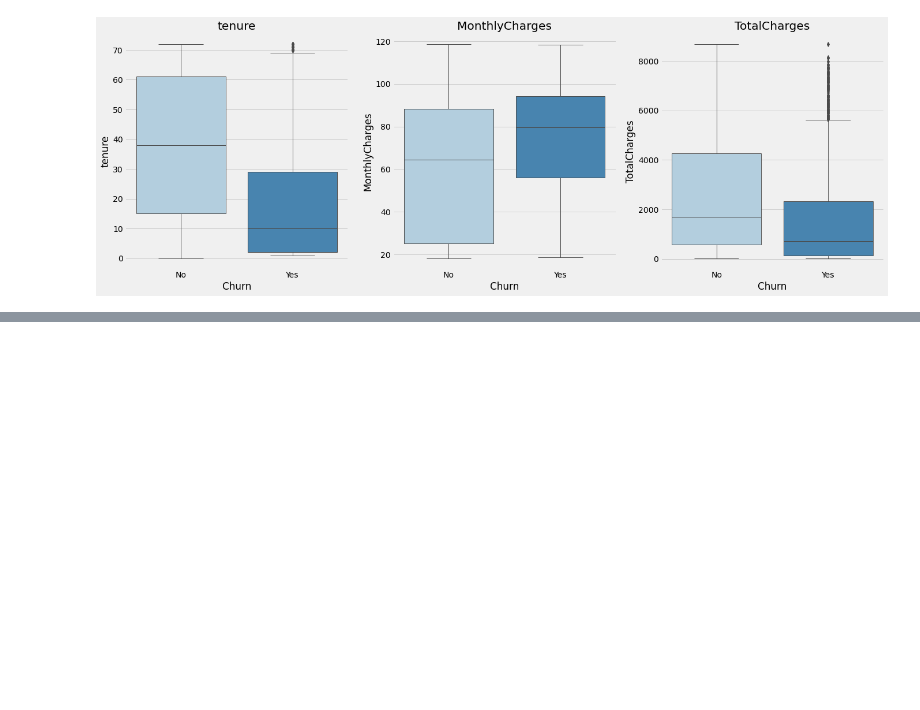
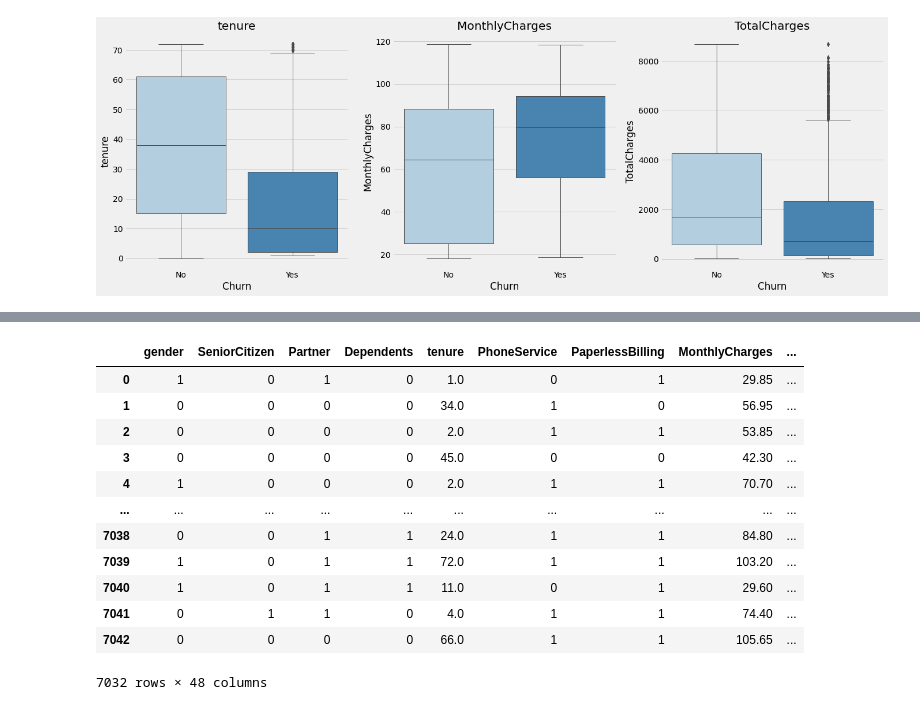
Before and after one commit to PSwiecicki/wsiz-zal-interfejsy-bigdata, a Jupyter notebook: analiza duzych zbiorow danych.ipynb, the cells around one changed output, grey strips where cells are left out. Saved outputs shown, nothing was run; the diff lists cells and outputs as text; code cells hidden in the pictures; blank space fills up the shorter version.

```diff
--- a/analiza duzych zbiorow danych.ipynb
+++ b/analiza duzych zbiorow danych.ipynb
@@ -162,0 +223,20 @@ boxplot('Churn', ['tenure', 'MonthlyCharges', 'TotalCharges'], df)
+# %%
+# One-Hot Encoding
+
+features_ohe = ['MultipleLines', 'InternetService', 'OnlineSecurity', 'OnlineBackup', 'DeviceProtection', 'TechSupport',
+                'StreamingTV', 'StreamingMovies', 'Contract', 'PaymentMethod', 'NumberAdditionalServ']
+df = pd.get_dummies(df, columns = features_ohe)
+# %% [output]
+|  | gender | SeniorCitizen | Partner | Dependents | tenure | PhoneService | PaperlessBilling | MonthlyCharges | ... |
+| 0 | 1 | 0 | 1 | 0 | 1.0 | 0 | 1 | 29.85 | ... |
+| 1 | 0 | 0 | 0 | 0 | 34.0 | 1 | 0 | 56.95 | ... |
+| 2 | 0 | 0 | 0 | 0 | 2.0 | 1 | 1 | 53.85 | ... |
+| 3 | 0 | 0 | 0 | 0 | 45.0 | 0 | 0 | 42.30 | ... |
+| 4 | 1 | 0 | 0 | 0 | 2.0 | 1 | 1 | 70.70 | ... |
+| ... | ... | ... | ... | ... | ... | ... | ... | ... | ... |
+| 7038 | 0 | 0 | 1 | 1 | 24.0 | 1 | 1 | 84.80 | ... |
+| 7039 | 1 | 0 | 1 | 1 | 72.0 | 1 | 1 | 103.20 | ... |
+| 7040 | 1 | 0 | 1 | 1 | 11.0 | 0 | 1 | 29.60 | ... |
+| 7041 | 0 | 1 | 1 | 0 | 4.0 | 1 | 1 | 74.40 | ... |
+| 7042 | 0 | 0 | 0 | 0 | 66.0 | 1 | 1 | 105.65 | ... |
+7032 rows × 48 columns
```
Also changed, not shown: parts of 10 cells of this notebook.
